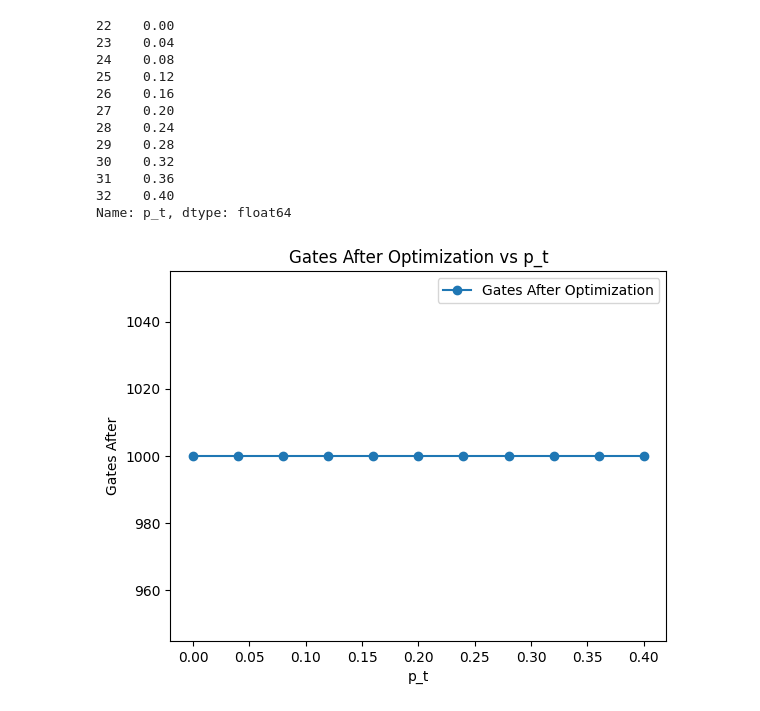
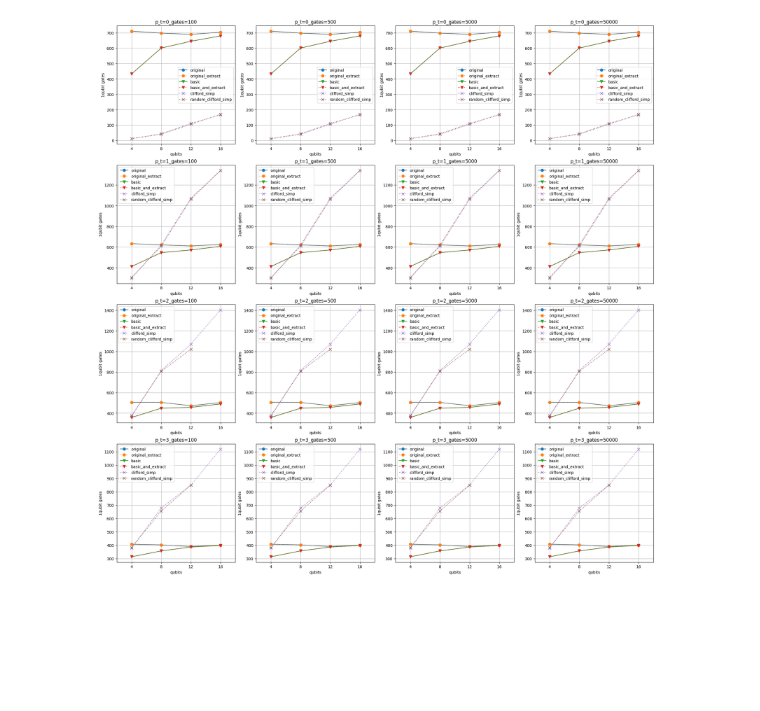
Before and after one commit to ryo02puyopuyo/forpyzx, a Jupyter notebook: creategraph/create.ipynb, the cells around one changed output. Drawn from its saved outputs; the diff is of its cells as text; code cells hidden in the pictures; blank space fills up the shorter version.

```diff
--- a/creategraph/create.ipynb
+++ b/creategraph/create.ipynb
@@ -217,32 +208,39 @@ plt.show()
-# %%
-data = df[(df["optimize_name"] == "original") & (df["gates_aft"] == 1000) & (df["qubits"] == 4)]
-
-
-p_t = df["p_t"]
-gates_aft = df["gates_aft"]
-print(p_t)
-
-plt.plot(p_t, gates_aft, label="Gates After Optimization", marker='o')
-
-# グラフの設定
-plt.title("Gates After Optimization vs p_t")
-plt.xlabel("p_t")
-plt.ylabel("Gates After")
-plt.legend()
-
-# グラフを表示
-plt.show()
-# %% [output]
-22    0.00
-23    0.04
-24    0.08
-25    0.12
-26    0.16
-27    0.20
-28    0.24
-29    0.28
-30    0.32
-31    0.36
-32    0.40
-Name: p_t, dtype: float64
-[figure, removed]
+# %%
+qubits = [4,8,12,16]
+gates = [100,500,1000,2000,5000,10000,50000,100000]
+p_t_lists = [i * 0.04 for i in range(0, 11)]
+for_plot_p_t_lists = [0.00 ,0.12,0.28,0.40]
+for_plot_gates_lists = [100,500,5000,50000]
+optimize_name = ["original","original_extract","basic","basic_and_extract","clifford_simp","random_clifford_simp"]
+
+#fig,axes = plt.subplots(7,11)
+fig, ax = plt.subplots(len(qubits), len(for_plot_p_t_lists),figsize=(20, 20),constrained_layout=True)
+
+#p_tを変化させた時のゲート数
+for i in range(len(for_plot_p_t_lists)):
+    for j in range(len(for_plot_gates_lists)):
+        ax[i][j].set_title(f"p_t={i}_gates={for_plot_gates_lists[j]}")
+        ax[i][j].set_xlabel("qubits")
+        ax[i][j].set_ylabel("1qubit gates")
+        ax[i][j].set_xlim(2,18)
+        ax[i][j].set_xticks(qubits)
+        ax[i][j].grid(True)
+
+        for optimize in optimize_name:
+            data = df[(df["optimize_name"] == optimize) & (df["gates_bef"] == gates[gate]) & (df["p_t"] == for_plot_p_t_lists[i])]
+
+            if optimize == "clifford_simp" or optimize == "random_clifford_simp":
+                plot_style = 'x'
+            elif optimize == "basic" or optimize == "basic_and_extract":
+                plot_style = 'v'
+            else:
+                plot_style = 'o'
+            if optimize == "original_extract" or optimize == "basic_and_extract" or optimize == "clifford_simp" or optimize == "random_clifford_simp":
+                ls = ':'
+            else:
+                ls = '-'
+            ax[i][j].plot(data["qubits"],data["2qubit_gate"],plot_style,linestyle=ls,markersize=7,label=optimize)
+            ax[i, j].legend()
+plt.show()
+# %% [output]
+[figure, added]
```
Also changed, not shown: parts of 7 cells of this notebook, 9 other files.
